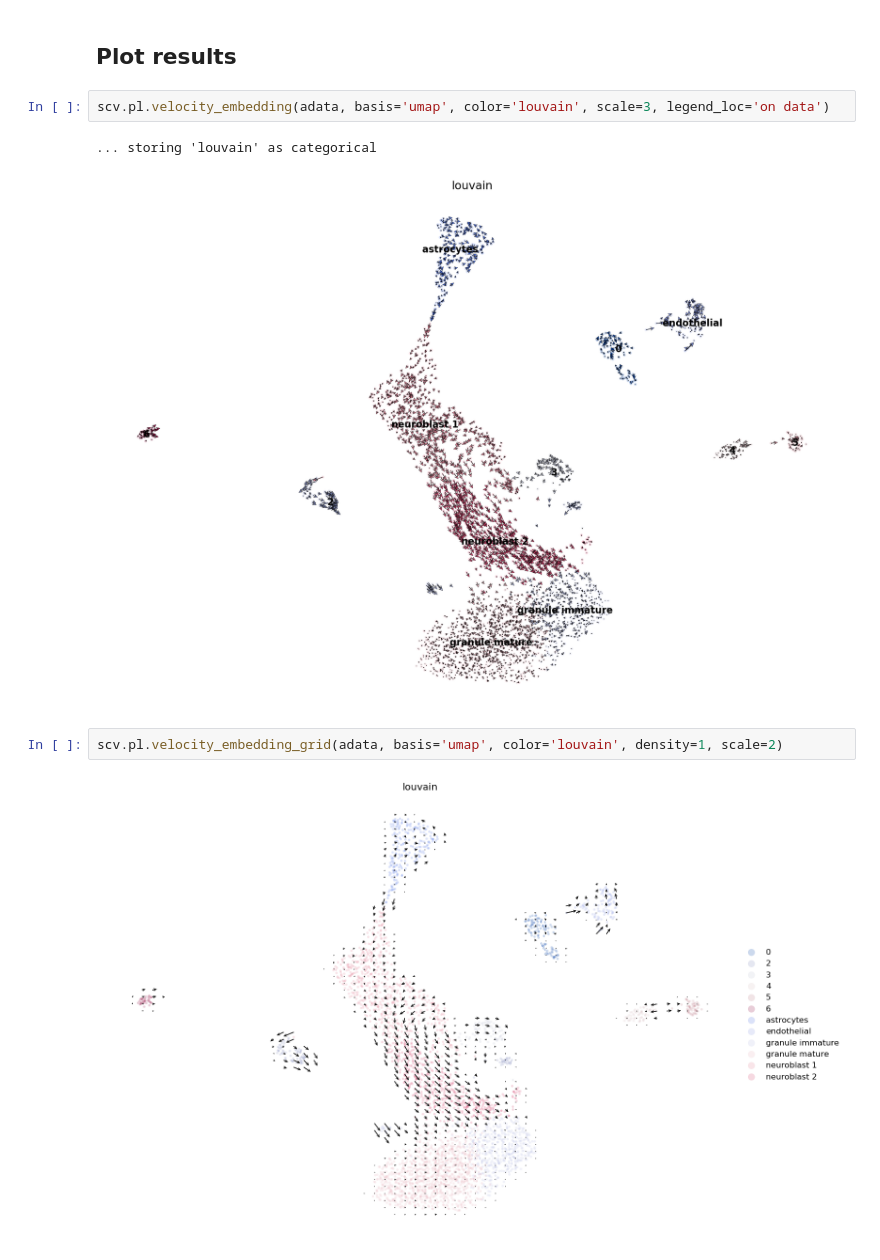
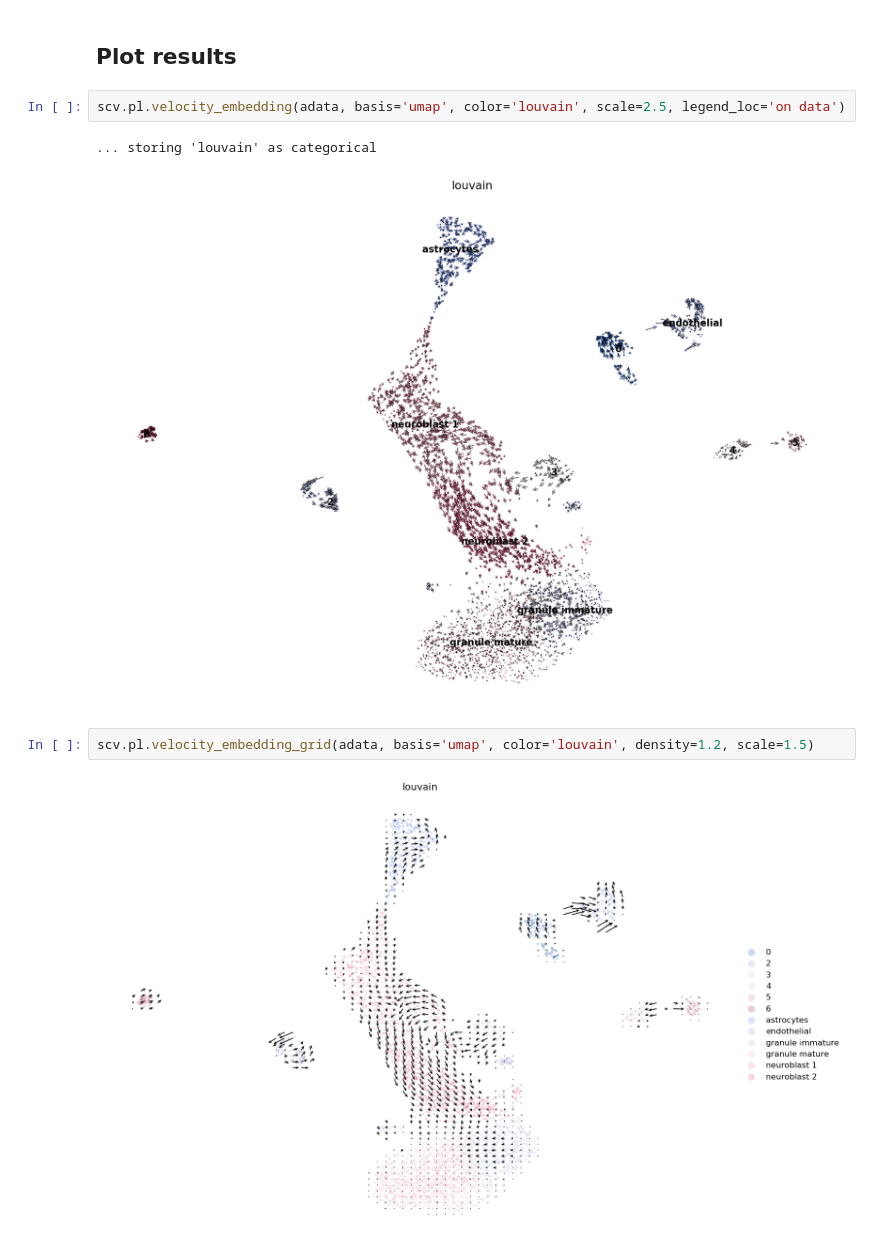
Before and after one commit to theislab/scvelo_notebooks, a Jupyter notebook: DentateGyrus.ipynb, the cells around one changed output. Drawn from its saved outputs; the diff is of its cells as text.

```diff
--- a/DentateGyrus.ipynb
+++ b/DentateGyrus.ipynb
@@ -111,14 +111,14 @@ computing velocity embedding
 # %% [markdown]
 ## Plot results
 # %%
-scv.pl.velocity_embedding(adata, basis='umap', color='louvain', scale=3, legend_loc='on data')
+scv.pl.velocity_embedding(adata, basis='umap', color='louvain', scale=2.5, legend_loc='on data')
 # %% [output]
 ... storing 'louvain' as categorical
-[figure, old version]
+[figure, new version]
 # %%
-scv.pl.velocity_embedding_grid(adata, basis='umap', color='louvain', density=1, scale=2)
+scv.pl.velocity_embedding_grid(adata, basis='umap', color='louvain', density=1.2, scale=1.5)
 # %% [output]
-[figure, old version]
+[figure, new version]
 # %%
 scv.pl.velocity(adata, var_names=['Tmsb10', 'Camk2a', 'Snca'], color='louvain')
 # %% [output]
```
Also changed, not shown: parts of 7 cells of this notebook.
